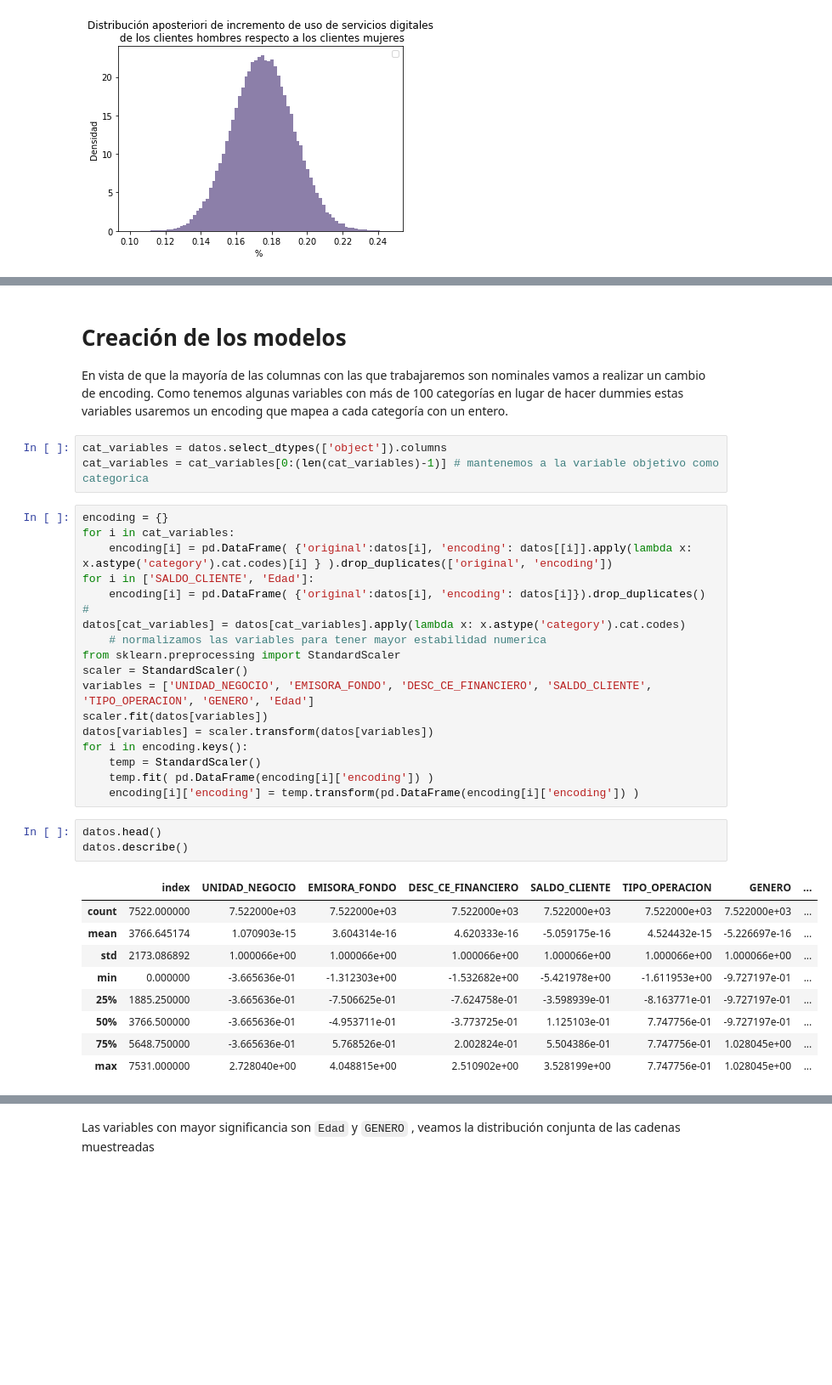
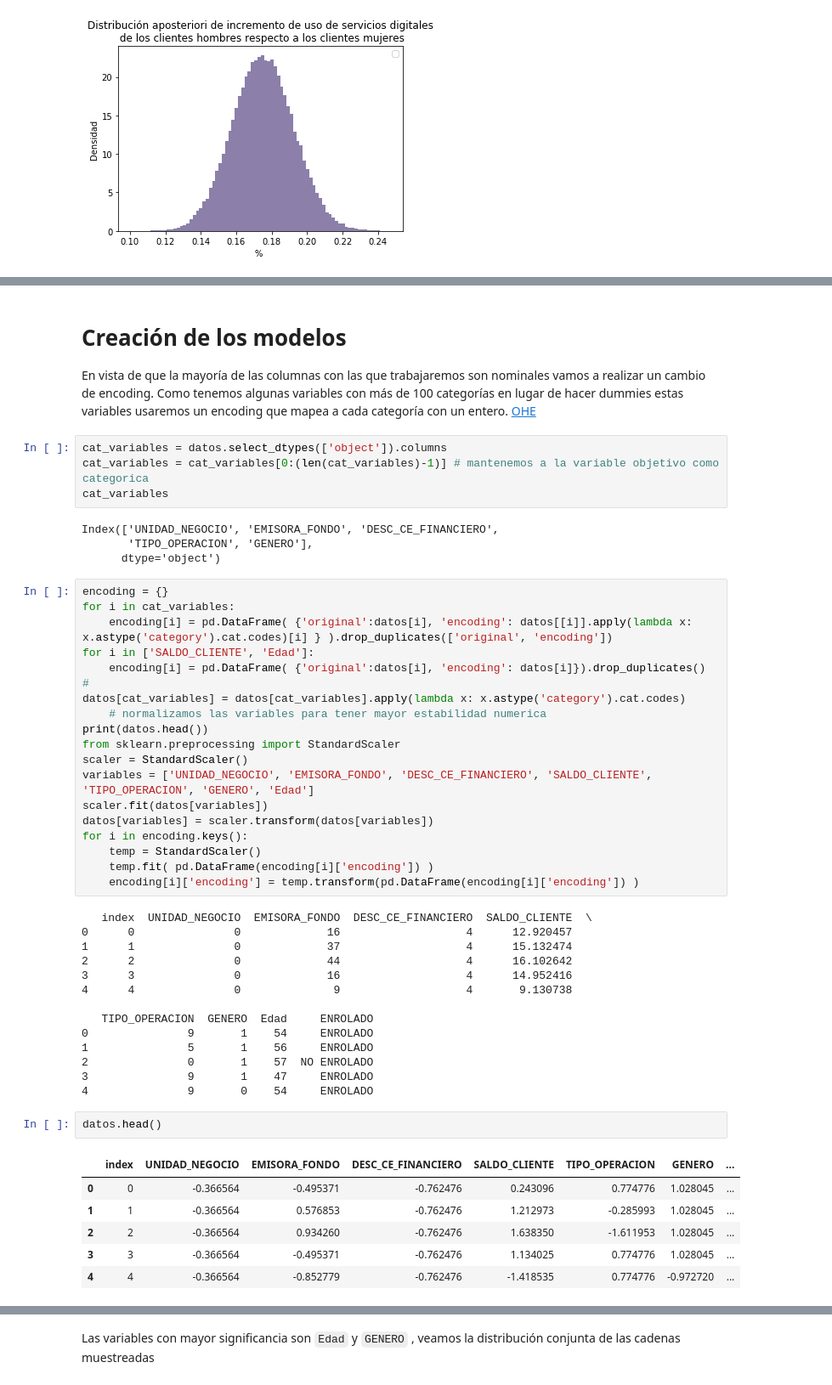
Before and after one commit to fou-foo/DSenCDMX, a Jupyter notebook: JessUP/ML2/Code/Model/LogRegBayesian.ipynb, the cells around one changed output, grey strips where cells are left out. Shown at 85% size. Cells and saved outputs as stored; diff of their text form; blank space fills up the shorter version.

```diff
--- a/JessUP/ML2/Code/Model/LogRegBayesian.ipynb
+++ b/JessUP/ML2/Code/Model/LogRegBayesian.ipynb
@@ -243,10 +242,15 @@ Intervalo de 95% de probabilidad de mayor uso de servicios digitales en hombres
 # %% [markdown]
 # Creación de los modelos
 
-En vista de que la mayoría de las columnas con las que trabajaremos son nominales vamos a realizar un cambio de encoding. Como tenemos algunas variables con más de 100 categorías en lugar de hacer dummies estas variables usaremos un encoding que mapea a cada categoría con un entero.
+En vista de que la mayoría de las columnas con las que trabajaremos son nominales vamos a realizar un cambio de encoding. Como tenemos algunas variables con más de 100 categorías en lugar de hacer dummies estas variables usaremos un encoding que mapea a cada categoría con un entero. [OHE](https://es.wikipedia.org/wiki/One-hot)
 # %%
 cat_variables = datos.select_dtypes(['object']).columns
 cat_variables = cat_variables[0:(len(cat_variables)-1)] # mantenemos a la variable objetivo como categorica
+cat_variables
+# %% [output]
+Index(['UNIDAD_NEGOCIO', 'EMISORA_FONDO', 'DESC_CE_FINANCIERO',
+       'TIPO_OPERACION', 'GENERO'],
+      dtype='object')
 # %%
 encoding = {}
 for i in cat_variables:
@@ -256,6 +260,7 @@ for i in ['SALDO_CLIENTE', 'Edad']:
 #
 datos[cat_variables] = datos[cat_variables].apply(lambda x: x.astype('category').cat.codes)
     # normalizamos las variables para tener mayor estabilidad numerica
+print(datos.head())
 from sklearn.preprocessing import StandardScaler
 scaler = StandardScaler()
 variables = ['UNIDAD_NEGOCIO', 'EMISORA_FONDO', 'DESC_CE_FINANCIERO', 'SALDO_CLIENTE', 'TIPO_OPERACION', 'GENERO', 'Edad']
@@ -265,19 +270,29 @@ for i in encoding.keys():
     temp = StandardScaler()
     temp.fit( pd.DataFrame(encoding[i]['encoding']) )
     encoding[i]['encoding'] = temp.transform(pd.DataFrame(encoding[i]['encoding']) )
+# %% [output]
+   index  UNIDAD_NEGOCIO  EMISORA_FONDO  DESC_CE_FINANCIERO  SALDO_CLIENTE  \
+0      0               0             16                   4      12.920457
+1      1               0             37                   4      15.132474
+2      2               0             44                   4      16.102642
+3      3               0             16                   4      14.952416
+4      4               0              9                   4       9.130738
+
+   TIPO_OPERACION  GENERO  Edad     ENROLADO
+0               9       1    54     ENROLADO
+1               5       1    56     ENROLADO
+2               0       1    57  NO ENROLADO
+3               9       1    47     ENROLADO
+4               9       0    54     ENROLADO
 # %%
 datos.head()
-datos.describe()
 # %% [output]
 |  | index | UNIDAD_NEGOCIO | EMISORA_FONDO | DESC_CE_FINANCIERO | SALDO_CLIENTE | TIPO_OPERACION | GENERO | ... |
-| count | 7522.000000 | 7.522000e+03 | 7.522000e+03 | 7.522000e+03 | 7.522000e+03 | 7.522000e+03 | 7.522000e+03 | ... |
-| mean | 3766.645174 | 1.070903e-15 | 3.604314e-16 | 4.620333e-16 | -5.059175e-16 | 4.524432e-15 | -5.226697e-16 | ... |
-| std | 2173.086892 | 1.000066e+00 | 1.000066e+00 | 1.000066e+00 | 1.000066e+00 | 1.000066e+00 | 1.000066e+00 | ... |
-| min | 0.000000 | -3.665636e-01 | -1.312303e+00 | -1.532682e+00 | -5.421978e+00 | -1.611953e+00 | -9.727197e-01 | ... |
-| 25% | 1885.250000 | -3.665636e-01 | -7.506625e-01 | -7.624758e-01 | -3.598939e-01 | -8.163771e-01 | -9.727197e-01 | ... |
-| 50% | 3766.500000 | -3.665636e-01 | -4.953711e-01 | -3.773725e-01 | 1.125103e-01 | 7.747756e-01 | -9.727197e-01 | ... |
-| 75% | 5648.750000 | -3.665636e-01 | 5.768526e-01 | 2.002824e-01 | 5.504386e-01 | 7.747756e-01 | 1.028045e+00 | ... |
-| max | 7531.000000 | 2.728040e+00 | 4.048815e+00 | 2.510902e+00 | 3.528199e+00 | 7.747756e-01 | 1.028045e+00 | ... |
+| 0 | 0 | -0.366564 | -0.495371 | -0.762476 | 0.243096 | 0.774776 | 1.028045 | ... |
+| 1 | 1 | -0.366564 | 0.576853 | -0.762476 | 1.212973 | -0.285993 | 1.028045 | ... |
+| 2 | 2 | -0.366564 | 0.934260 | -0.762476 | 1.638350 | -1.611953 | 1.028045 | ... |
+| 3 | 3 | -0.366564 | -0.495371 | -0.762476 | 1.134025 | 0.774776 | 1.028045 | ... |
+| 4 | 4 | -0.366564 | -0.852779 | -0.762476 | -1.418535 | 0.774776 | -0.972720 | ... |
 # %%
 with pm.Model() as logistic_model:
     pm.glm.GLM.from_formula('ENROLADO ~ UNIDAD_NEGOCIO + EMISORA_FONDO + DESC_CE_FINANCIERO +\
```
Also changed, not shown: parts of 26 cells of this notebook, 5 other files.
